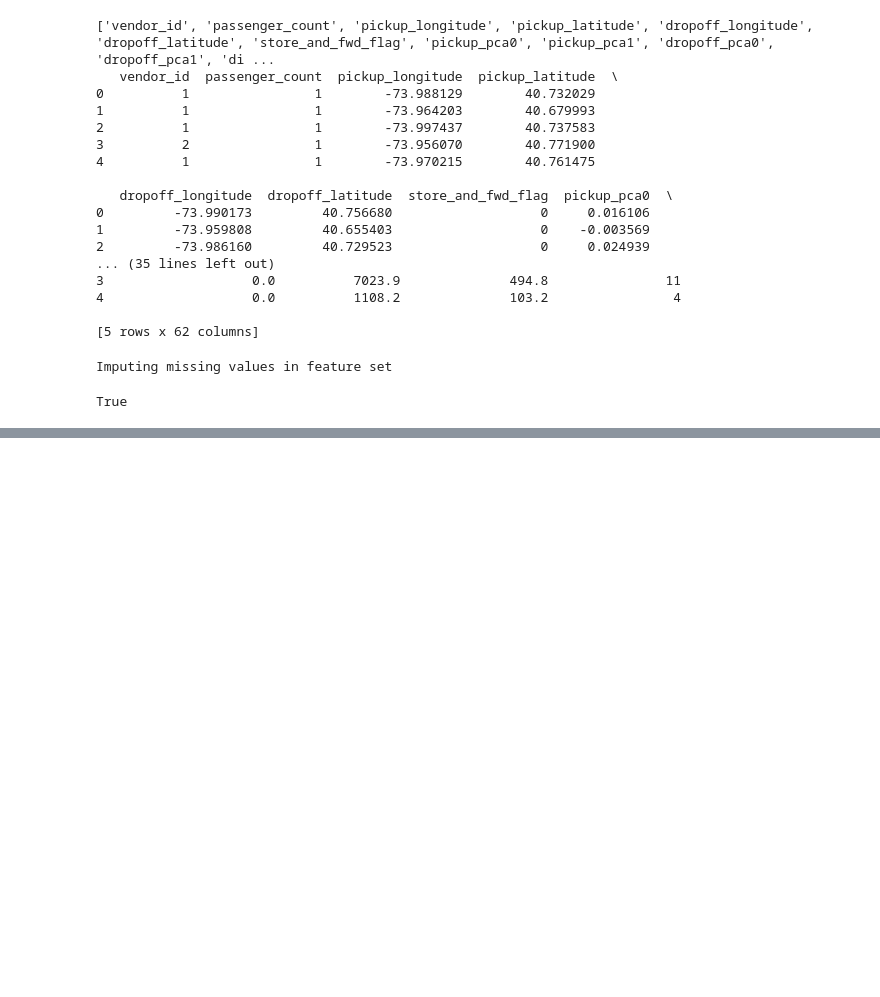
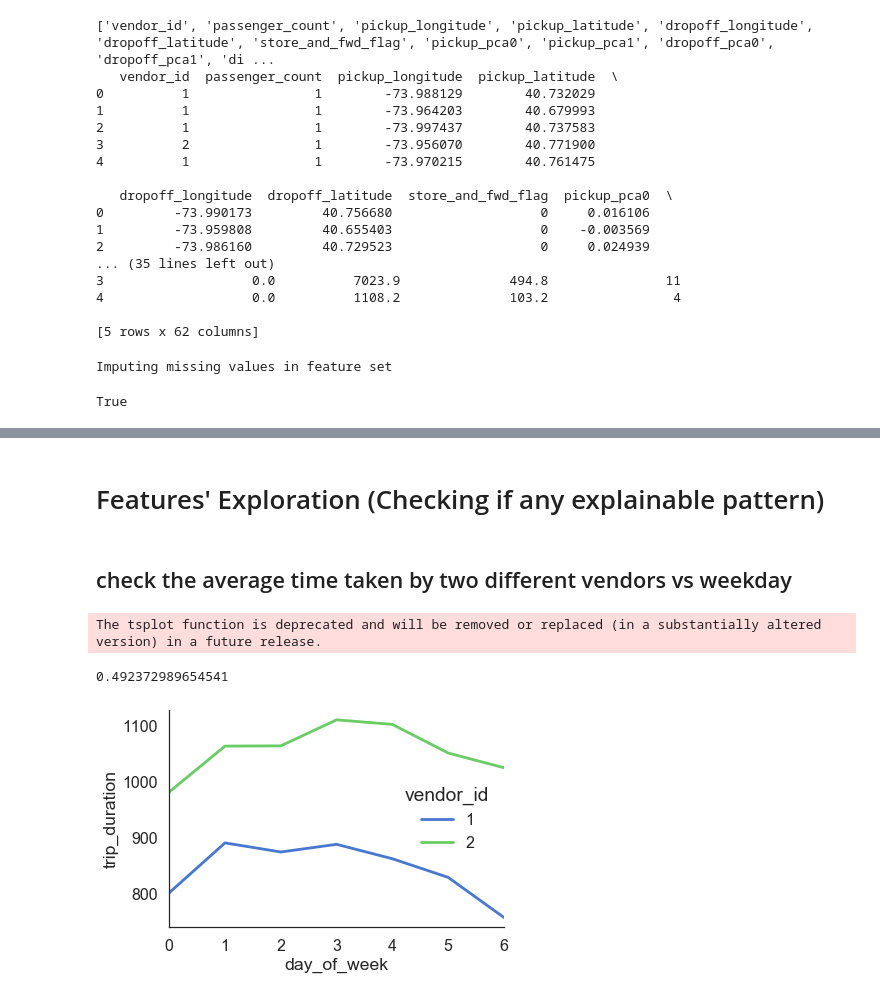
Before and after one commit to ziweifan177/Data-Science-Knowledge-Base, a Jupyter notebook: INFO7390_AdavancedDataScience/FinalProject_Git/FinalProject.ipynb, the cells around one changed output, grey strips where cells are left out. Cells and saved outputs as stored; diff of their text form; code cells hidden in the pictures; blank space fills up the shorter version.

```diff
--- a/INFO7390_AdavancedDataScience/FinalProject_Git/FinalProject.ipynb
+++ b/INFO7390_AdavancedDataScience/FinalProject_Git/FinalProject.ipynb
@@ -600,0 +901,15 @@ NameError: name 'X_train' is not defined
+# %%
+start = time.time()
+train_data = temp.copy()
+train_data['pickup_datetime'] = pd.to_datetime(train_data.pickup_datetime)
+train_data.loc[:, 'pick_month'] = train_data['pickup_datetime'].dt.month
+train_data.loc[:, 'hour'] = train_data['pickup_datetime'].dt.hour
+train_data.loc[:, 'week_of_year'] = train_data['pickup_datetime'].dt.weekofyear
+train_data.loc[:, 'day_of_year'] = train_data['pickup_datetime'].dt.dayofyear
+train_data.loc[:, 'day_of_week'] = train_data['pickup_datetime'].dt.dayofweek
+train_data.loc[:,'hvsine_pick_drop'] = haversine_(train_data['pickup_latitude'].values, train_data['pickup_longitude'].values, train_data['dropoff_latitude'].values, train_data['dropoff_longitude'].values)
+train_data.loc[:,'manhtn_pick_drop'] = manhattan_distance_pd(train_data['pickup_latitude'].values, train_data['pickup_longitude'].values, train_data['dropoff_latitude'].values, train_data['dropoff_longitude'].values)
+train_data.loc[:,'bearing'] = bearing_array(train_data['pickup_latitude'].values, train_data['pickup_longitude'].values, train_data['dropoff_latitude'].values, train_data['dropoff_longitude'].values)
+
+end = time.time()
+print("Time taken by above cell is {}.".format(end-start))
@@ -600,0 +1067,19 @@ NameError: name 'X_train' is not defined
+# %% [markdown]
+# Features' Exploration (Checking if any explainable pattern)
+# %% [markdown]
+## check the average time taken by two different vendors vs weekday
+# %%
+start = time.time()
+summary_wdays_avg_duration = pd.DataFrame(train_data.groupby(['vendor_id','day_of_week'])['trip_duration'].mean())
+summary_wdays_avg_duration.reset_index(inplace = True)
+summary_wdays_avg_duration['unit']=1
+sns.set(style="white", palette="muted", color_codes=False)
+sns.set_context("poster")
+sns.tsplot(data=summary_wdays_avg_duration, time="day_of_week", unit = "unit", condition="vendor_id", value="trip_duration")
+sns.despine(bottom = False)
+end = time.time()
+print(end - start)
+# %% [output]
+The tsplot function is deprecated and will be removed or replaced (in a substantially altered version) in a future release.
+0.492372989654541
+[figure, added]
```
Also changed, not shown: parts of 85 cells of this notebook.
